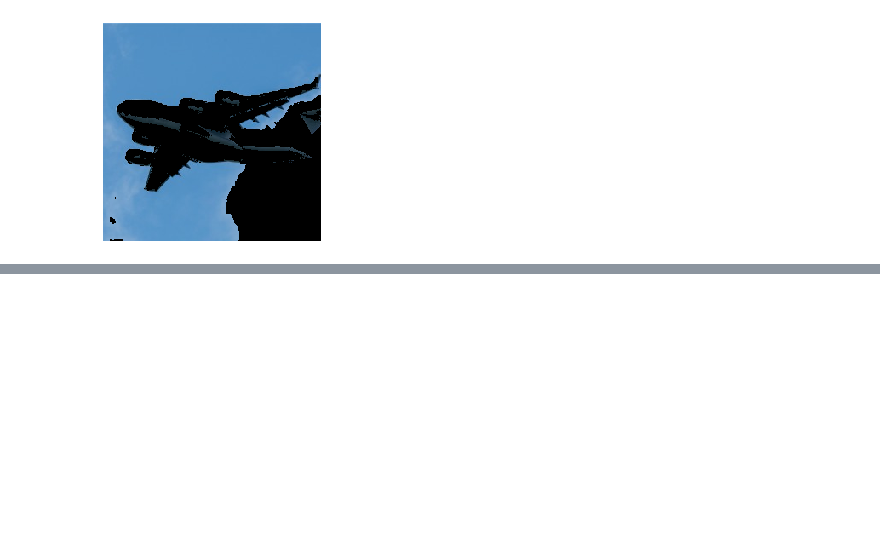
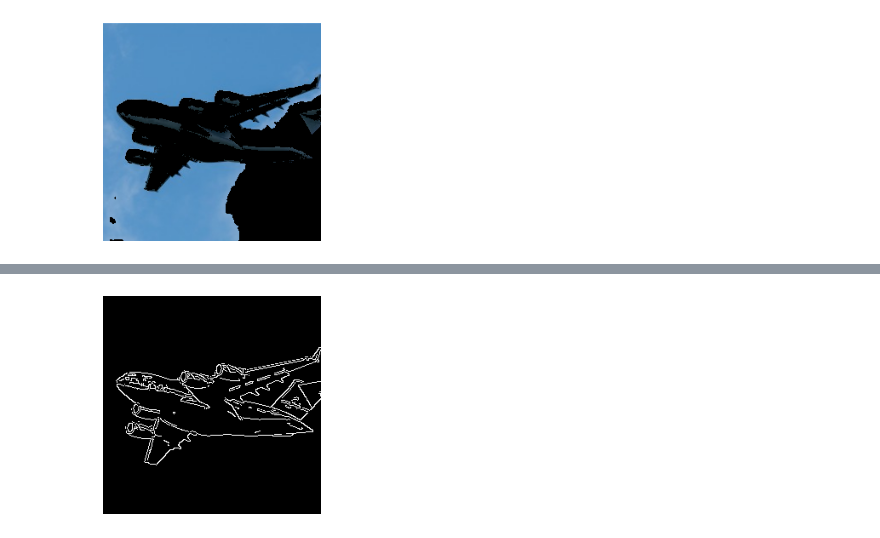
Before and after one commit to ArchieDash/O-REILLY-Machine-Learning, a Jupyter notebook: Chapter_8.ipynb, the cells around one changed output, grey strips where cells are left out. Cells and saved outputs as stored; diff of their text form; code cells hidden in the pictures; blank space fills up the shorter version.

```diff
--- a/Chapter_8.ipynb
+++ b/Chapter_8.ipynb
@@ -128,0 +167,8 @@ show_image(image_binarized)
+# %%
+median_intensity = np.median(image_gray)
+lower_threshold = int(max(0, (1.0 - 0.33) * median_intensity))
+upper_threshold = int(min(255, (1.0 + 0.33) * median_intensity))
+image_canny = cv2.Canny(image_gray, lower_threshold, upper_threshold)
+show_image(image_canny)
+# %% [output]
+[figure, added]
```
Also changed, not shown: parts of 17 cells of this notebook.
